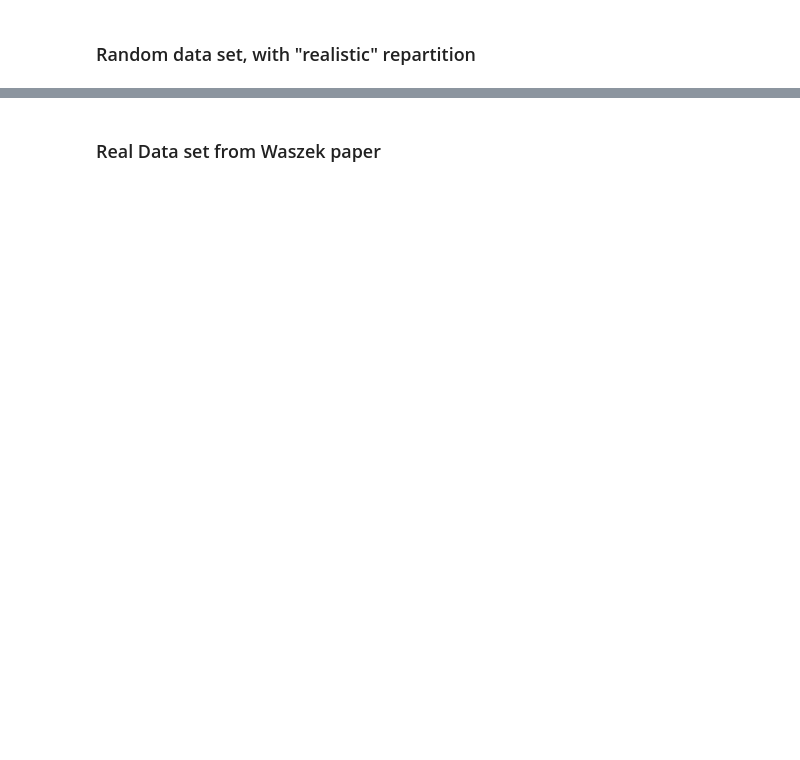
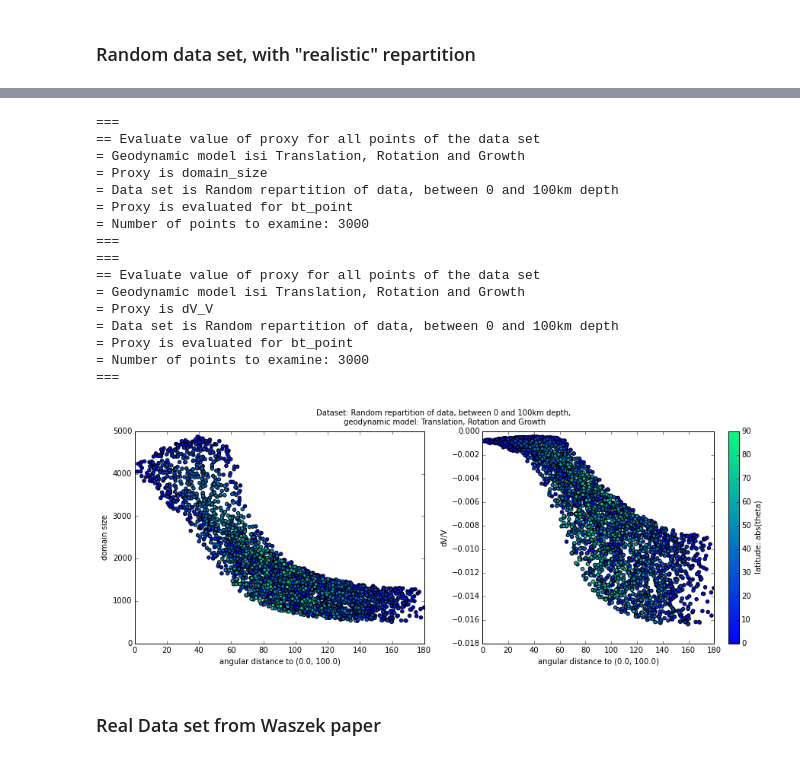
Before and after one commit to MarineLasbleis/GrowYourIC, a Jupyter notebook: GrowYourInnerCore_examples.ipynb, the cells around one changed output, grey strips where cells are left out. Cells and saved outputs as stored; diff of their text form; code cells hidden in the pictures; blank space fills up the shorter version.

```diff
--- a/GrowYourInnerCore_examples.ipynb
+++ b/GrowYourInnerCore_examples.ipynb
@@ -146,25 +152,43 @@ cbar.set_label("latitude: abs(theta)")
 # %%
 geodynModel.proxy_type = "domain_size"
-proxy_random_size = geodyn.evaluate_proxy(data_set_random, geodynModel, verbose=False)
+proxy_random_size = geodyn.evaluate_proxy(data_set_random, geodynModel, proxy="domain_size", verbose=False)
 geodynModel.proxy_type = "dV_V"
-proxy_random_dV = geodyn.evaluate_proxy(data_set_random, geodynModel, verbose=False)
+proxy_random_dV = geodyn.evaluate_proxy(data_set_random, geodynModel, proxy="dV_V", verbose=False)
 
 ## phi and distance plots
 fig, ax = plt.subplots(1,2)
 cm2 = plt.cm.get_cmap('winter')
 sc1 = ax[0].scatter(dist, proxy_random_size, c=abs(t), cmap=cm2, vmin =-0, vmax =90)
 ax[0].set_xlabel("angular distance to ({}, {})".format(*velocity_center))
 ax[0].set_ylabel("domain size")
 ax[0].set_xlim([0,180])
 ax[0].set_ylim([0, 5000.000])
 sc2 = ax[1].scatter(dist, proxy_random_dV, c=abs(t), cmap=cm2, vmin=-0, vmax =90)
 ax[1].set_xlabel("angular distance to ({}, {})".format(*velocity_center))
 ax[1].set_ylabel("dV/V")
 ax[1].set_xlim([0,180])
 ax[1].set_ylim([-0.018, 0.000])
 fig.suptitle("Dataset: {},\n geodynamic model: {}".format(data_set_random.name, geodynModel.name))
 cbar = fig.colorbar(sc2)
 cbar.set_label("latitude: abs(theta)")
+# %% [output]
+===
+== Evaluate value of proxy for all points of the data set
+= Geodynamic model isi Translation, Rotation and Growth
+= Proxy is domain_size
+= Data set is Random repartition of data, between 0 and 100km depth
+= Proxy is evaluated for bt_point
+= Number of points to examine: 3000
+===
+===
+== Evaluate value of proxy for all points of the data set
+= Geodynamic model isi Translation, Rotation and Growth
+= Proxy is dV_V
+= Data set is Random repartition of data, between 0 and 100km depth
+= Proxy is evaluated for bt_point
+= Number of points to examine: 3000
+===
+[figure, added]
 # %% [markdown]
 ### Real Data set from Waszek paper
 # %%
```
Also changed, not shown: parts of 15 cells of this notebook.
